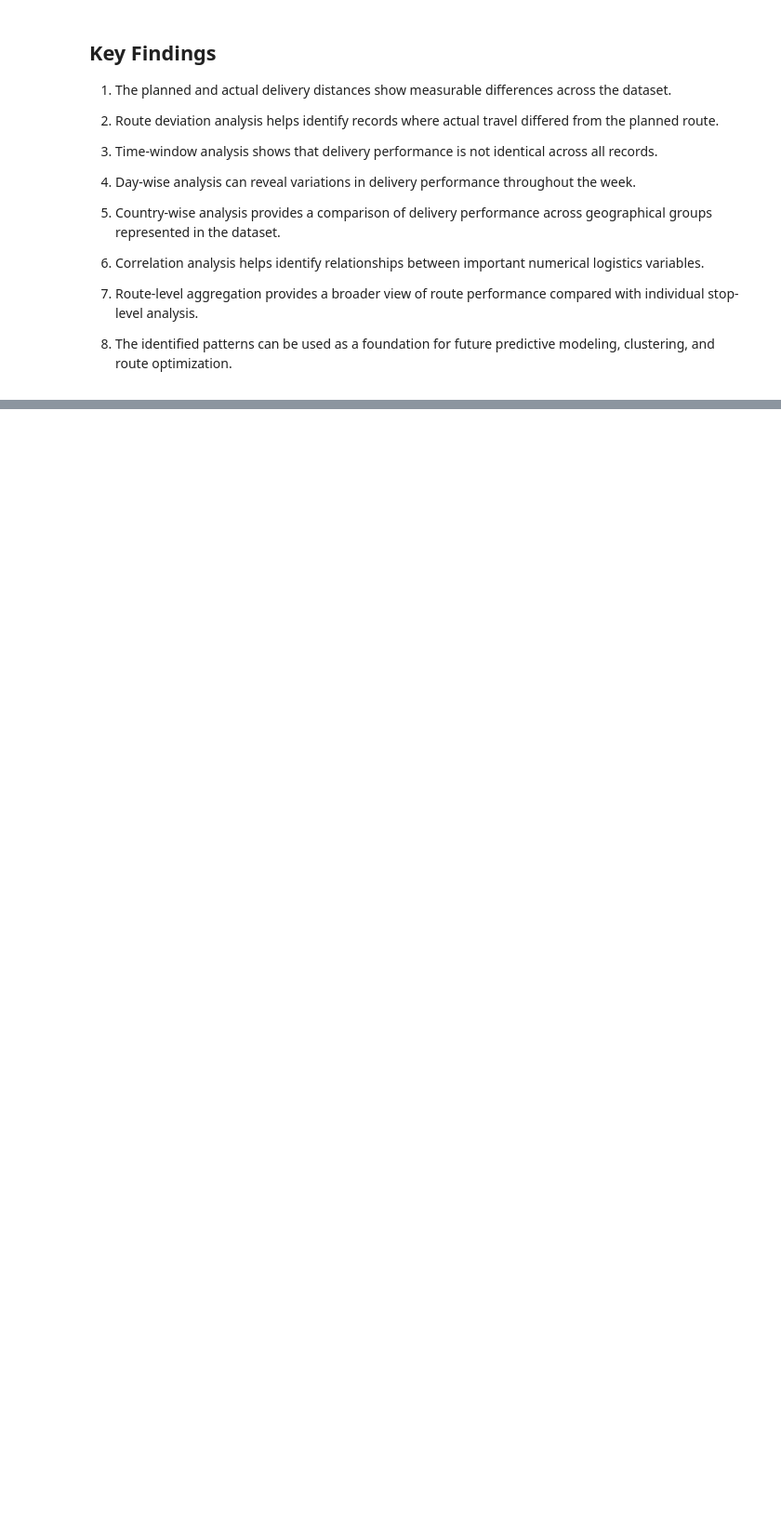
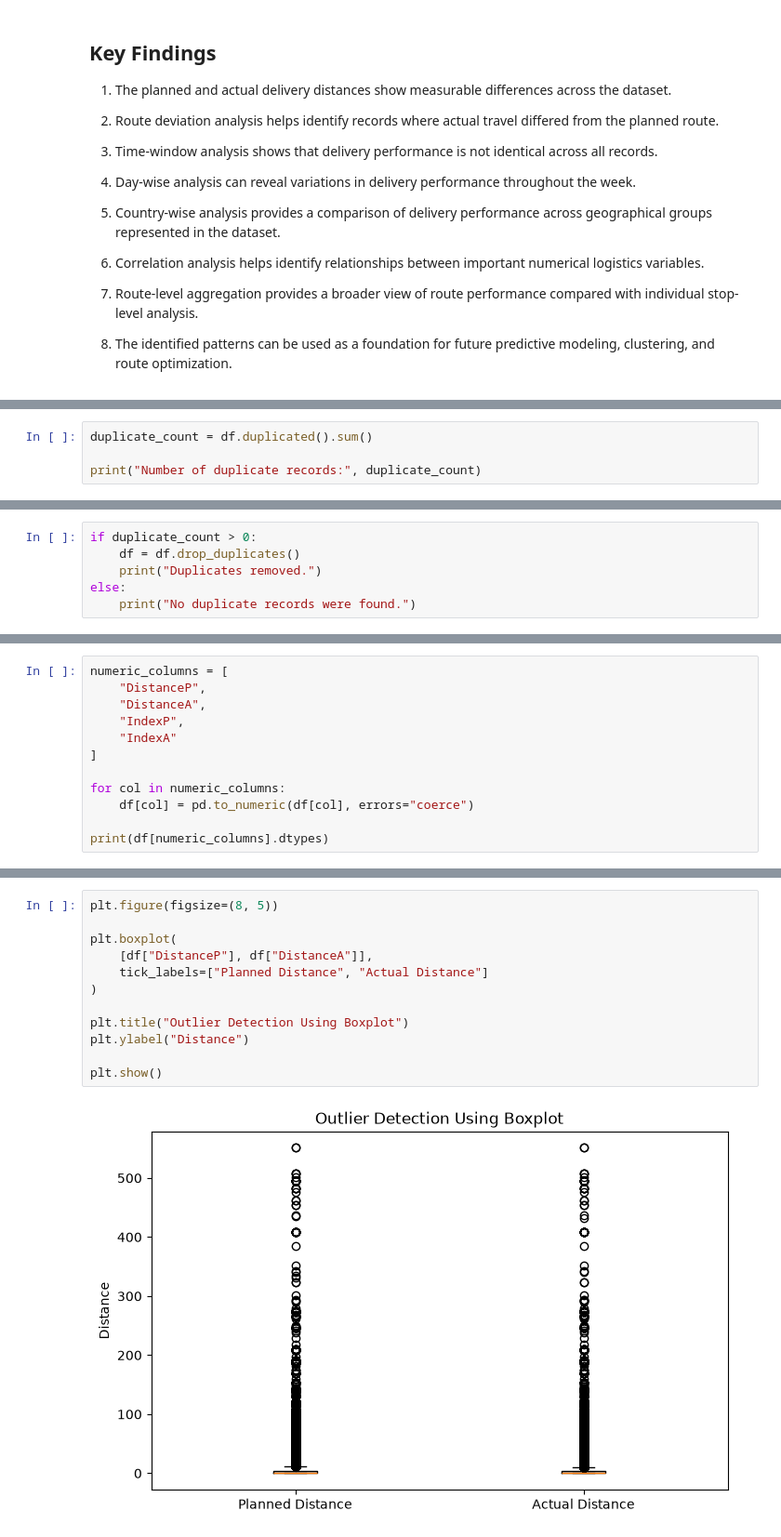
Before and after one commit to WalkeApeksha/LogisticDataAnalytics, a Jupyter notebook: notebooks/03_eda.ipynb, the cells around one changed output, grey strips where cells are left out. Shown at 93% size. Cells and saved outputs as stored; diff of their text form; blank space fills up the shorter version.

```diff
--- a/notebooks/03_eda.ipynb
+++ b/notebooks/03_eda.ipynb
@@ -619,0 +711,4 @@ plt.show()
+# %%
+duplicate_count = df.duplicated().sum()
+
+print("Number of duplicate records:", duplicate_count)
@@ -619,0 +717,6 @@ plt.show()
+# %%
+if duplicate_count > 0:
+    df = df.drop_duplicates()
+    print("Duplicates removed.")
+else:
+    print("No duplicate records were found.")
@@ -619,0 +759,12 @@ plt.show()
+# %%
+numeric_columns = [
+    "DistanceP",
+    "DistanceA",
+    "IndexP",
+    "IndexA"
+]
+
+for col in numeric_columns:
+    df[col] = pd.to_numeric(df[col], errors="coerce")
+
+print(df[numeric_columns].dtypes)
@@ -619,0 +858,14 @@ plt.show()
+# %%
+plt.figure(figsize=(8, 5))
+
+plt.boxplot(
+    [df["DistanceP"], df["DistanceA"]],
+    tick_labels=["Planned Distance", "Actual Distance"]
+)
+
+plt.title("Outlier Detection Using Boxplot")
+plt.ylabel("Distance")
+
+plt.show()
+# %% [output]
+[figure, added]
```
Also changed, not shown: parts of 23 cells of this notebook, 6 other files.
